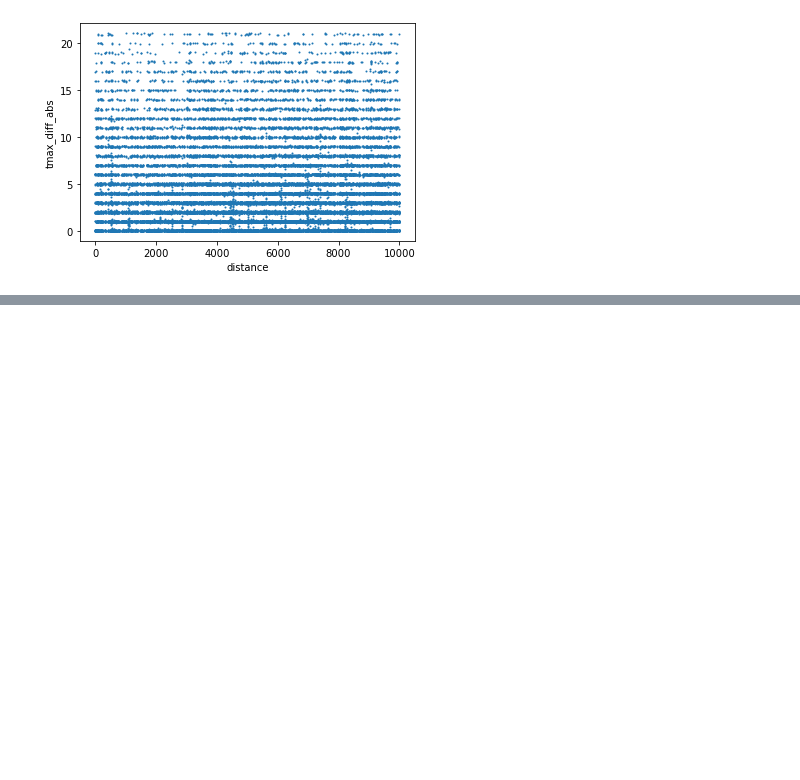
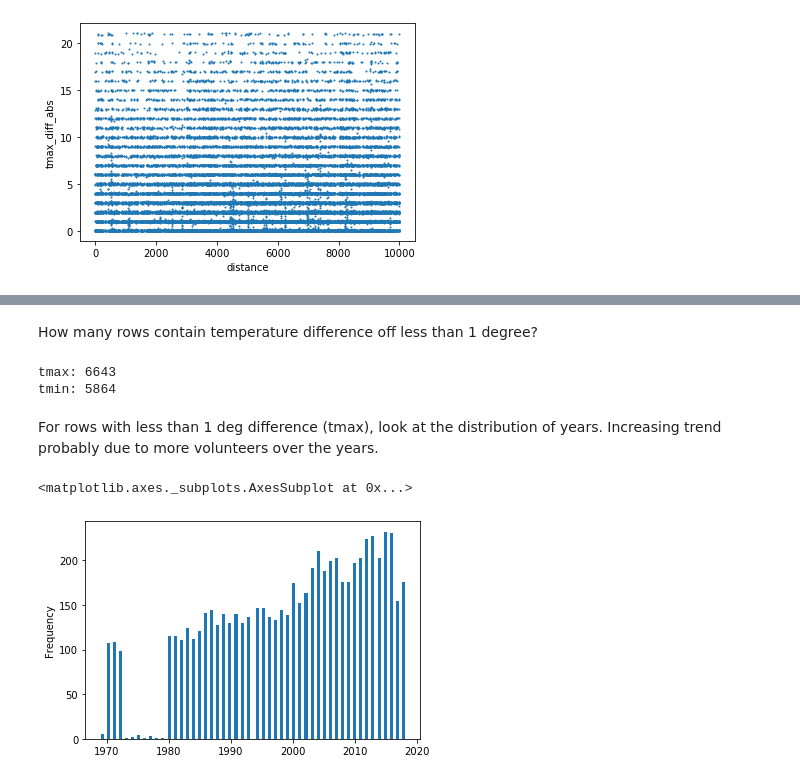
Before and after one commit to DataKind-DC/audubon-cbc, a Jupyter notebook: notebooks/2.0-ijd-eda.ipynb, the cells around one changed output, grey strips where cells are left out. Saved outputs shown, nothing was run; the diff lists cells and outputs as text; code cells hidden in the pictures; blank space fills up the shorter version.

```diff
--- a/notebooks/2.0-ijd-eda.ipynb
+++ b/notebooks/2.0-ijd-eda.ipynb
@@ -99,6 +97,3 @@ Remove temperature errors
-# %%
-df_paired.loc[df_paired['max_temp'] > 130.0, 'max_temp'] = np.nan
-df_paired.loc[df_paired['noaa_tmax_value'] > 130.0, 'noaa_tmax_value'] = np.nan
 # %% [markdown]
 Are there any 'min_snow' values larger than 'max_snow' ?
 # %%
@@ -382,0 +438,16 @@ df_paired_noout.plot.scatter(x='distance',
+# %% [markdown]
+How many rows contain temperature difference off less than 1 degree?
+# %%
+print('tmax:', df_paired_noout.loc[df_paired_noout['tmax_diff_abs'] < 1.0].index.size)
+print('tmin:', df_paired_noout.loc[df_paired_noout['tmin_diff_abs'] < 1.0].index.size)
+df_paired_noout_1deg = df_paired_noout.loc[df_paired_noout['tmax_diff_abs'] < 1.0]
+# %% [output]
+tmax: 6643
+tmin: 5864
+# %% [markdown]
+For rows with less than 1 deg difference (tmax), look at the distribution of years. Increasing trend probably due to more volunteers over the years.
+# %%
+df_paired_noout_1deg.loc[:, 'count_year'].plot.hist(bins=100)
+# %% [output]
+<matplotlib.axes._subplots.AxesSubplot at 0x...>
+[figure, added]
```
Also changed, not shown: parts of 30 cells of this notebook, 1 other file.
